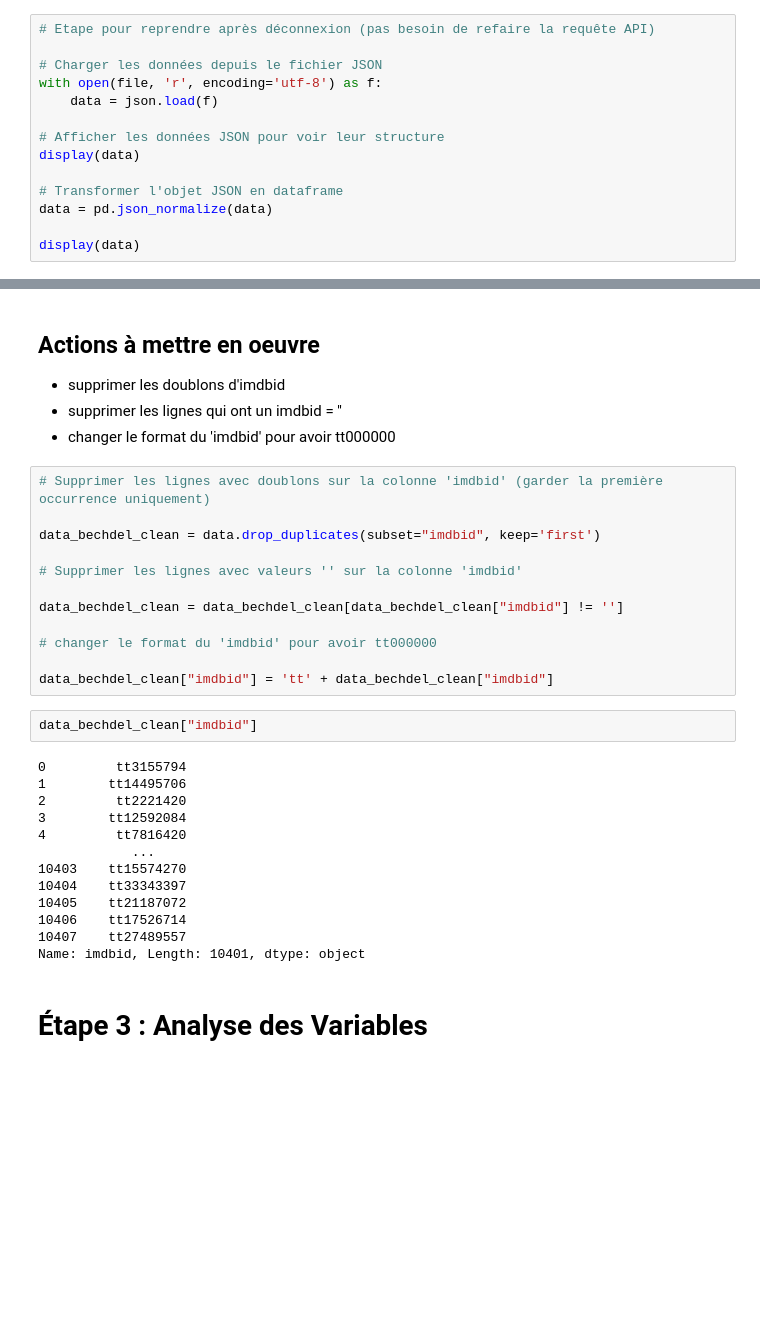
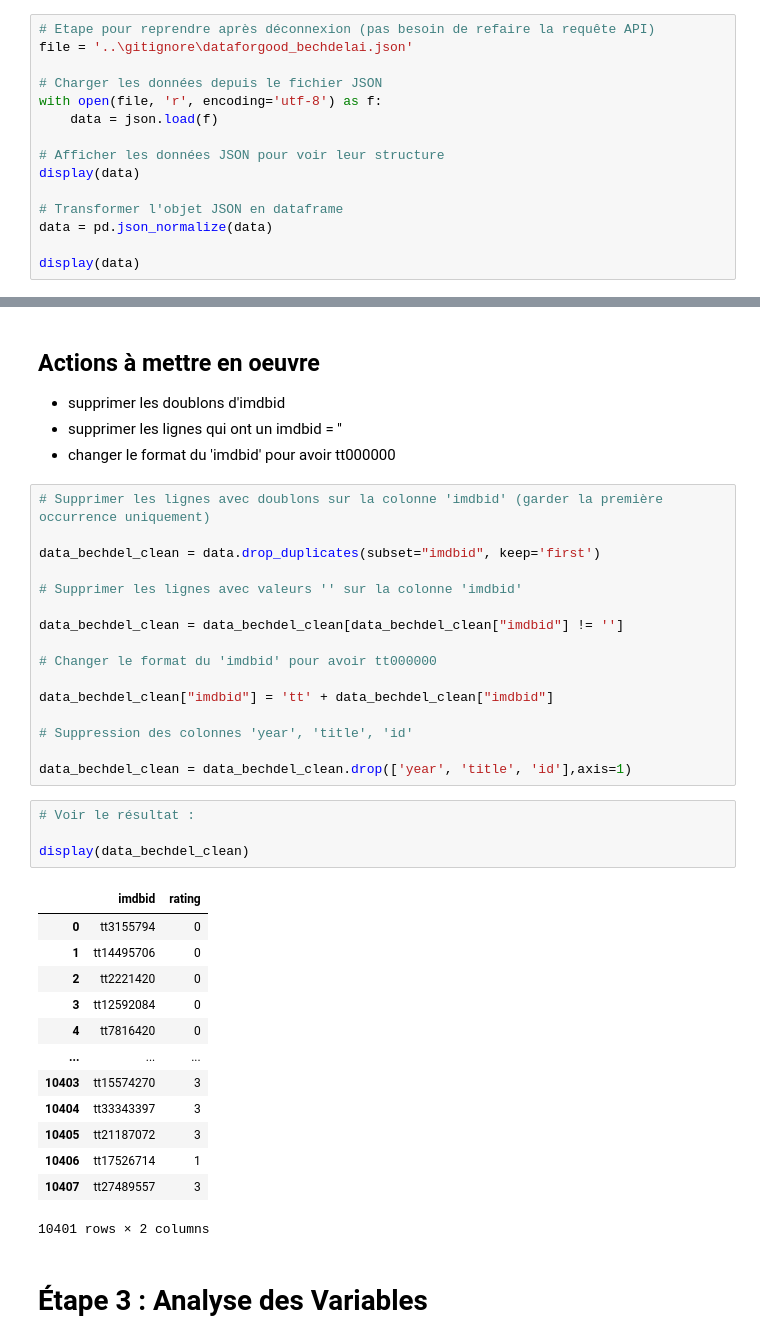
Before and after one commit to jpvt-data/AlgoCinema, a Jupyter notebook: exploration/exploration_data_Bechdel.ipynb, the cells around one changed output, grey strips where cells are left out. Drawn from its saved outputs; the diff is of its cells as text; blank space fills up the shorter version.

```diff
--- a/exploration/exploration_data_Bechdel.ipynb
+++ b/exploration/exploration_data_Bechdel.ipynb
@@ -50,6 +50,7 @@ Statut HTTP: 200
 Contenu de la réponse : [{"year":1874,"title":"Passage de Venus","id":9602,"imdbid":"3155794","rating":0},{"rating":0,"year":1877,"title":"La Rosace Magique","id":9804,"imdbid":"14495706"},{"title":"S ...
 # %%
 # Etape pour reprendre après déconnexion (pas besoin de refaire la requête API)
+file = '..\gitignore\dataforgood_bechdelai.json'
 
 # Charger les données depuis le fichier JSON
 with open(file, 'r', encoding='utf-8') as f:
@@ -216,24 +217,31 @@ data_bechdel_clean = data.drop_duplicates(subset="imdbid", keep='first')
 
 data_bechdel_clean = data_bechdel_clean[data_bechdel_clean["imdbid"] != '']
 
-# changer le format du 'imdbid' pour avoir tt000000
+# Changer le format du 'imdbid' pour avoir tt000000
 
 data_bechdel_clean["imdbid"] = 'tt' + data_bechdel_clean["imdbid"]
+
+# Suppression des colonnes 'year', 'title', 'id'
+
+data_bechdel_clean = data_bechdel_clean.drop(['year', 'title', 'id'],axis=1)
-# %%
-data_bechdel_clean["imdbid"]
-# %% [output]
-0         tt3155794
-1        tt14495706
-2         tt2221420
-3        tt12592084
-4         tt7816420
-            ...
-10403    tt15574270
-10404    tt33343397
-10405    tt21187072
-10406    tt17526714
-10407    tt27489557
-Name: imdbid, Length: 10401, dtype: object
+# %%
+# Voir le résultat :
+
+display(data_bechdel_clean)
+# %% [output]
+|  | imdbid | rating |
+| 0 | tt3155794 | 0 |
+| 1 | tt14495706 | 0 |
+| 2 | tt2221420 | 0 |
+| 3 | tt12592084 | 0 |
+| 4 | tt7816420 | 0 |
+| ... | ... | ... |
+| 10403 | tt15574270 | 3 |
+| 10404 | tt33343397 | 3 |
+| 10405 | tt21187072 | 3 |
+| 10406 | tt17526714 | 1 |
+| 10407 | tt27489557 | 3 |
+10401 rows × 2 columns
 # %% [markdown]
 # Étape 3 : Analyse des Variables
 # %%
```
Also changed, not shown: 1 other file.
